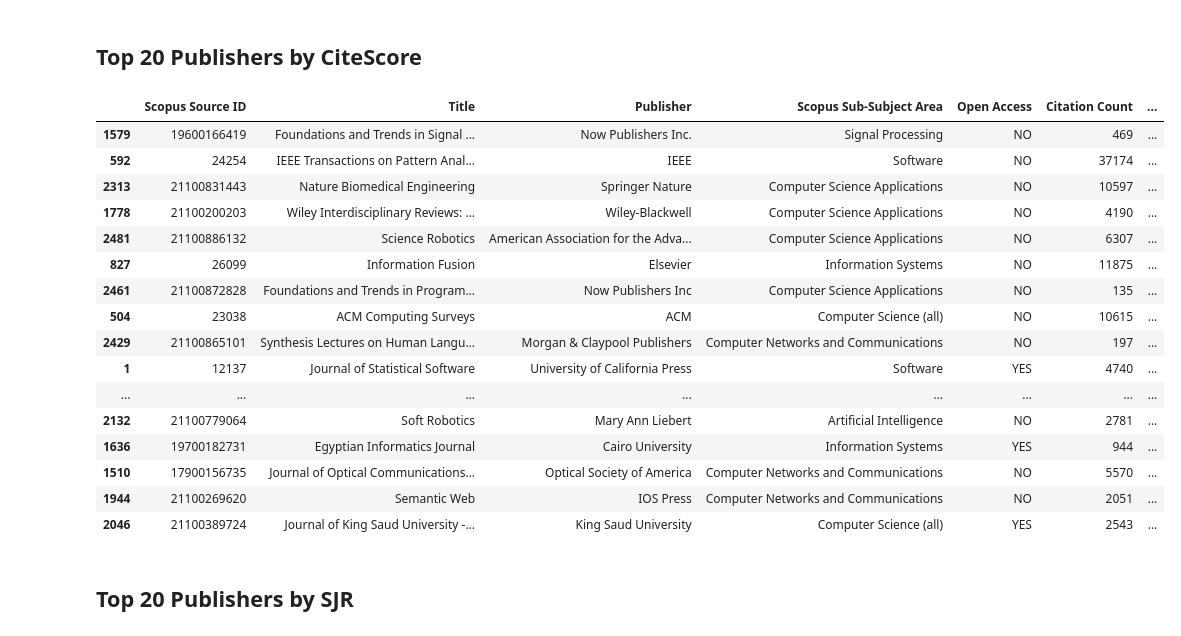
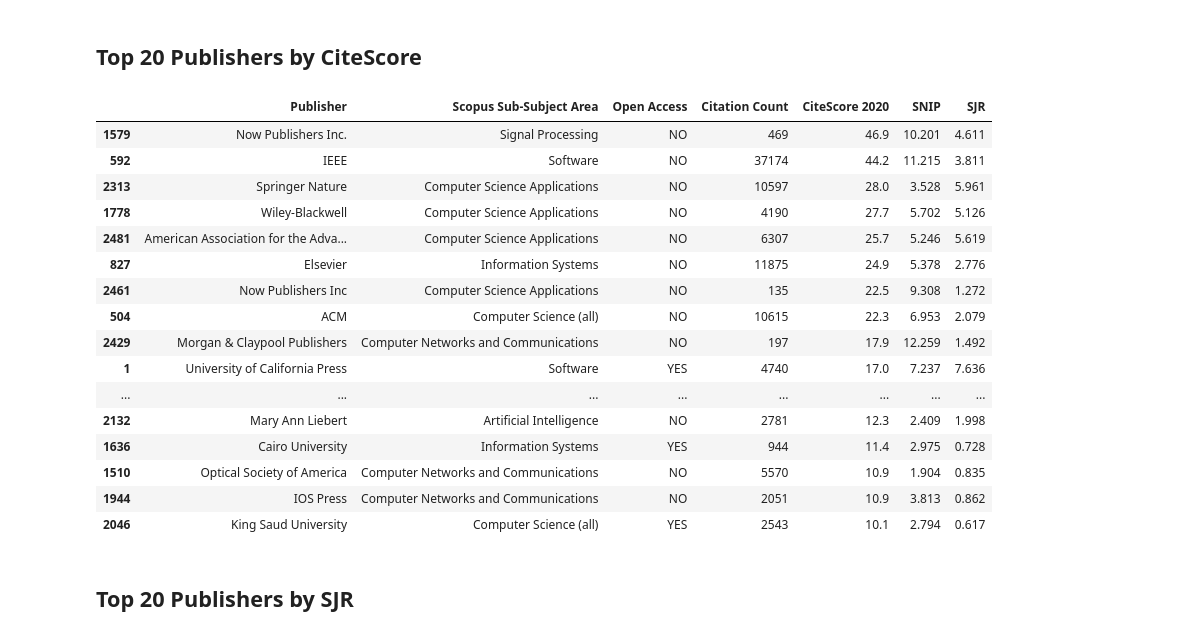
Before and after one commit to kyleiwaniec/neuro-symbolic-ai-systematic-review, a Jupyter notebook: filterd-search-results.ipynb, the cells around one changed output. Drawn from its saved outputs; the diff is of its cells as text; code cells hidden in the pictures.

Commit message:
sort by SJR

```diff
--- a/filterd-search-results.ipynb
+++ b/filterd-search-results.ipynb
@@ -14,6 +14,5 @@ Index(['Scopus Source ID', 'Title', 'Citation Count', 'Scholarly Output',
        'Print ISSN', 'E-ISSN'],
       dtype='object')
 # %%
-narrowListDF=listdf[['Scopus Source ID', 'Title', 'Publisher', 'Scopus Sub-Subject Area', 'Open Access', 'Citation Count',
-       'CiteScore 2020', 'SNIP', 'SJR']]
+publishers=listdf[['Publisher', 'Scopus Sub-Subject Area', 'Open Access', 'Citation Count','CiteScore 2020', 'SNIP', 'SJR']]
 # %%
@@ -35,25 +34,25 @@ sorted(narrowListDF['Scopus Sub-Subject Area'].unique())
 # %% [markdown]
 ## Top 20 Publishers by CiteScore
 # %%
-narrowListDF.loc[narrowListDF.groupby('Publisher')['CiteScore 2020'].idxmax(axis=1)].sort_values(by=['CiteScore 2020'], ascending=False).head(20)
+publishers.loc[publishers.groupby('Publisher')['CiteScore 2020'].idxmax(axis=1)].sort_values(by=['CiteScore 2020'], ascending=False).head(20)
 # %% [output]
-|  | Scopus Source ID | Title | Publisher | Scopus Sub-Subject Area | Open Access | Citation Count | ... |
-| 1579 | 19600166419 | Foundations and Trends in Signal ... | Now Publishers Inc. | Signal Processing | NO | 469 | ... |
-| 592 | 24254 | IEEE Transactions on Pattern Anal... | IEEE | Software | NO | 37174 | ... |
-| 2313 | 21100831443 | Nature Biomedical Engineering | Springer Nature | Computer Science Applications | NO | 10597 | ... |
-| 1778 | 21100200203 | Wiley Interdisciplinary Reviews: ... | Wiley-Blackwell | Computer Science Applications | NO | 4190 | ... |
-| 2481 | 21100886132 | Science Robotics | American Association for the Adva... | Computer Science Applications | NO | 6307 | ... |
-| 827 | 26099 | Information Fusion | Elsevier | Information Systems | NO | 11875 | ... |
-| 2461 | 21100872828 | Foundations and Trends in Program... | Now Publishers Inc | Computer Science Applications | NO | 135 | ... |
-| 504 | 23038 | ACM Computing Surveys | ACM | Computer Science (all) | NO | 10615 | ... |
-| 2429 | 21100865101 | Synthesis Lectures on Human Langu... | Morgan & Claypool Publishers | Computer Networks and Communications | NO | 197 | ... |
-| 1 | 12137 | Journal of Statistical Software | University of California Press | Software | YES | 4740 | ... |
+|  | Publisher | Scopus Sub-Subject Area | Open Access | Citation Count | CiteScore 2020 | SNIP | SJR |
+| 1579 | Now Publishers Inc. | Signal Processing | NO | 469 | 46.9 | 10.201 | 4.611 |
+| 592 | IEEE | Software | NO | 37174 | 44.2 | 11.215 | 3.811 |
+| 2313 | Springer Nature | Computer Science Applications | NO | 10597 | 28.0 | 3.528 | 5.961 |
+| 1778 | Wiley-Blackwell | Computer Science Applications | NO | 4190 | 27.7 | 5.702 | 5.126 |
+| 2481 | American Association for the Adva... | Computer Science Applications | NO | 6307 | 25.7 | 5.246 | 5.619 |
+| 827 | Elsevier | Information Systems | NO | 11875 | 24.9 | 5.378 | 2.776 |
+| 2461 | Now Publishers Inc | Computer Science Applications | NO | 135 | 22.5 | 9.308 | 1.272 |
+| 504 | ACM | Computer Science (all) | NO | 10615 | 22.3 | 6.953 | 2.079 |
+| 2429 | Morgan & Claypool Publishers | Computer Networks and Communications | NO | 197 | 17.9 | 12.259 | 1.492 |
+| 1 | University of California Press | Software | YES | 4740 | 17.0 | 7.237 | 7.636 |
 | ... | ... | ... | ... | ... | ... | ... | ... |
-| 2132 | 21100779064 | Soft Robotics | Mary Ann Liebert | Artificial Intelligence | NO | 2781 | ... |
-| 1636 | 19700182731 | Egyptian Informatics Journal | Cairo University | Information Systems | YES | 944 | ... |
-| 1510 | 17900156735 | Journal of Optical Communications... | Optical Society of America | Computer Networks and Communications | NO | 5570 | ... |
-| 1944 | 21100269620 | Semantic Web | IOS Press | Computer Networks and Communications | NO | 2051 | ... |
-| 2046 | 21100389724 | Journal of King Saud University -... | King Saud University | Computer Science (all) | YES | 2543 | ... |
+| 2132 | Mary Ann Liebert | Artificial Intelligence | NO | 2781 | 12.3 | 2.409 | 1.998 |
+| 1636 | Cairo University | Information Systems | YES | 944 | 11.4 | 2.975 | 0.728 |
+| 1510 | Optical Society of America | Computer Networks and Communications | NO | 5570 | 10.9 | 1.904 | 0.835 |
+| 1944 | IOS Press | Computer Networks and Communications | NO | 2051 | 10.9 | 3.813 | 0.862 |
+| 2046 | King Saud University | Computer Science (all) | YES | 2543 | 10.1 | 2.794 | 0.617 |
 # %% [markdown]
 ## Top 20 Publishers by SJR
 # %%
```
Also changed, not shown: parts of 3 cells of this notebook.
